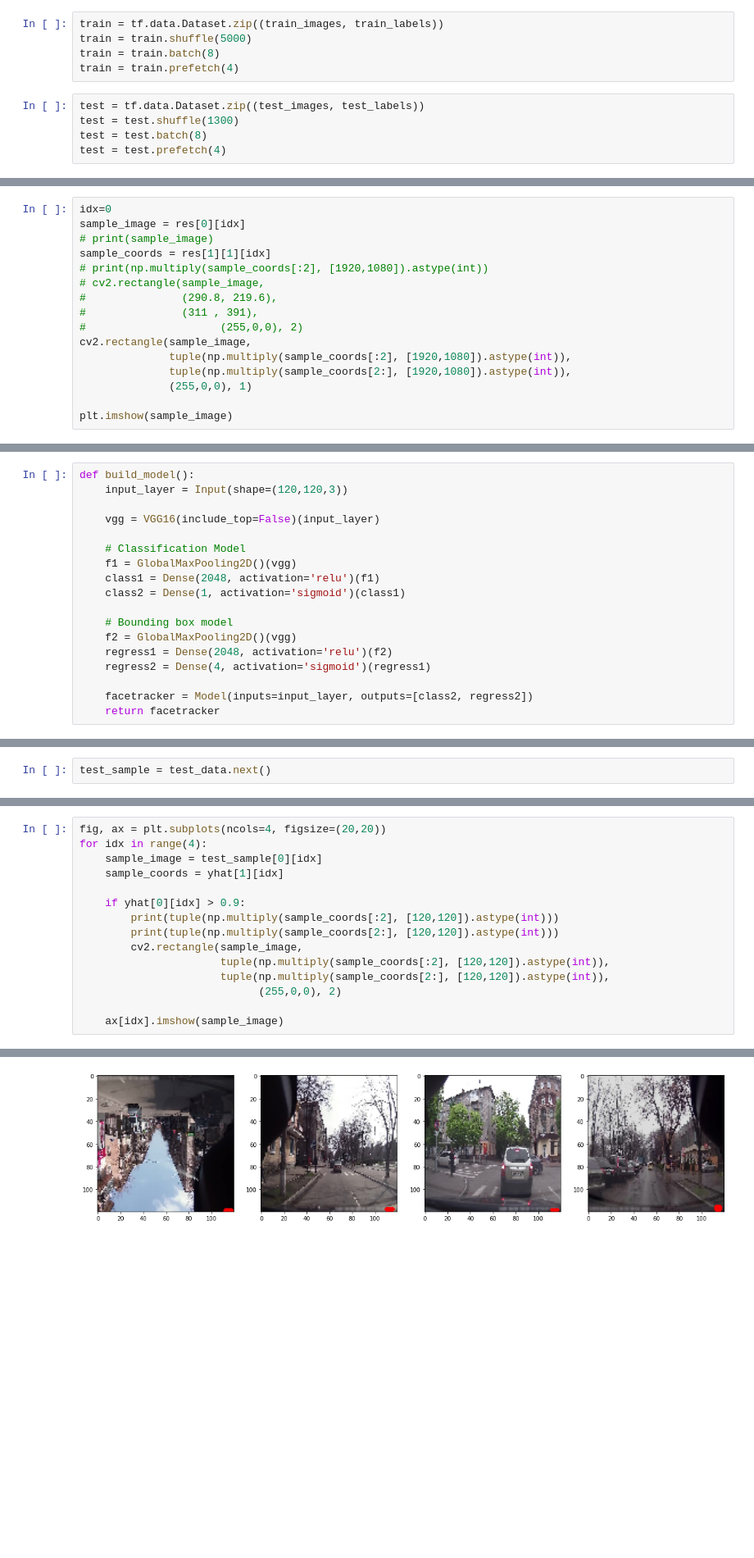
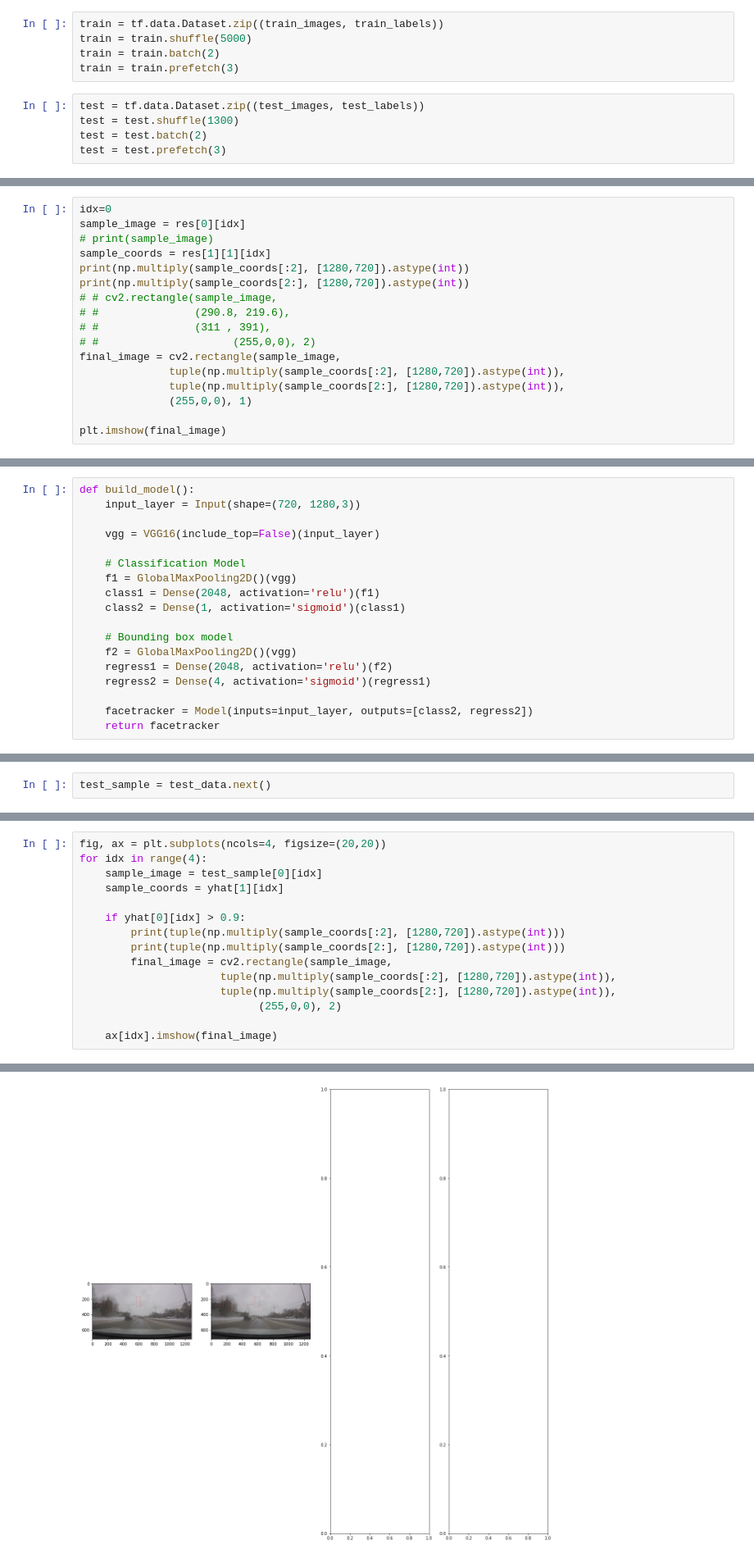
Before and after one commit to Deshan-salitha/pedestrian, a Jupyter notebook: pedestrian.ipynb, the cells around one changed output, grey strips where cells are left out. Shown at 82% size. Cells and saved outputs as stored; diff of their text form; blank space fills up the shorter version.

```diff
--- a/pedestrian.ipynb
+++ b/pedestrian.ipynb
@@ -286,13 +291,13 @@ len(train_images), len(train_labels), len(test_images), len(test_labels), len(va
 # %%
 train = tf.data.Dataset.zip((train_images, train_labels))
 train = train.shuffle(5000)
-train = train.batch(8)
-train = train.prefetch(4)
+train = train.batch(2)
+train = train.prefetch(3)
 # %%
 test = tf.data.Dataset.zip((test_images, test_labels))
 test = test.shuffle(1300)
-test = test.batch(8)
-test = test.prefetch(4)
+test = test.batch(2)
+test = test.prefetch(3)
 # %%
 val = tf.data.Dataset.zip((val_images, val_labels))
 val = val.shuffle(1000)
@@ -336,15 +339,16 @@ idx=0
 sample_image = res[0][idx]
 # print(sample_image)
 sample_coords = res[1][1][idx]
-# print(np.multiply(sample_coords[:2], [1920,1080]).astype(int))
-# cv2.rectangle(sample_image,
-#               (290.8, 219.6),
-#               (311 , 391),
-#                     (255,0,0), 2)
-cv2.rectangle(sample_image,
-              tuple(np.multiply(sample_coords[:2], [1920,1080]).astype(int)),
-              tuple(np.multiply(sample_coords[2:], [1920,1080]).astype(int)),
+print(np.multiply(sample_coords[:2], [1280,720]).astype(int))
+print(np.multiply(sample_coords[2:], [1280,720]).astype(int))
+# # cv2.rectangle(sample_image,
+# #               (290.8, 219.6),
+# #               (311 , 391),
+# #                     (255,0,0), 2)
+final_image = cv2.rectangle(sample_image,
+              tuple(np.multiply(sample_coords[:2], [1280,720]).astype(int)),
+              tuple(np.multiply(sample_coords[2:], [1280,720]).astype(int)),
               (255,0,0), 1)
 
-plt.imshow(sample_image)
+plt.imshow(final_image)
 # %% [output]
@@ -386,7 +393,7 @@ _________________________________________________________________
 ### 8.3 Build instance of Network
 # %%
 def build_model():
-    input_layer = Input(shape=(120,120,3))
+    input_layer = Input(shape=(720, 1280,3))
 
     vgg = VGG16(include_top=False)(input_layer)
 
@@ -610,14 +606,14 @@ for idx in range(4):
     sample_coords = yhat[1][idx]
 
     if yhat[0][idx] > 0.9:
-        print(tuple(np.multiply(sample_coords[:2], [120,120]).astype(int)))
-        print(tuple(np.multiply(sample_coords[2:], [120,120]).astype(int)))
-        cv2.rectangle(sample_image,
-                      tuple(np.multiply(sample_coords[:2], [120,120]).astype(int)),
-                      tuple(np.multiply(sample_coords[2:], [120,120]).astype(int)),
+        print(tuple(np.multiply(sample_coords[:2], [1280,720]).astype(int)))
+        print(tuple(np.multiply(sample_coords[2:], [1280,720]).astype(int)))
+        final_image = cv2.rectangle(sample_image,
+                      tuple(np.multiply(sample_coords[:2], [1280,720]).astype(int)),
+                      tuple(np.multiply(sample_coords[2:], [1280,720]).astype(int)),
                             (255,0,0), 2)
 
-    ax[idx].imshow(sample_image)
+    ax[idx].imshow(final_image)
 # %% [output]
 Clipping input data to the valid range for imshow with RGB data ([0..1] for floats or [0..255] for integers).
 Clipping input data to the valid range for imshow with RGB data ([0..1] for floats or [0..255] for integers).
@@ -634 +621 @@ Clipping input data to the valid range for imshow with RGB data ([0..1] for floa
-[figure, old version]
+[figure, new version]
```
Also changed, not shown: parts of 40 cells of this notebook.
